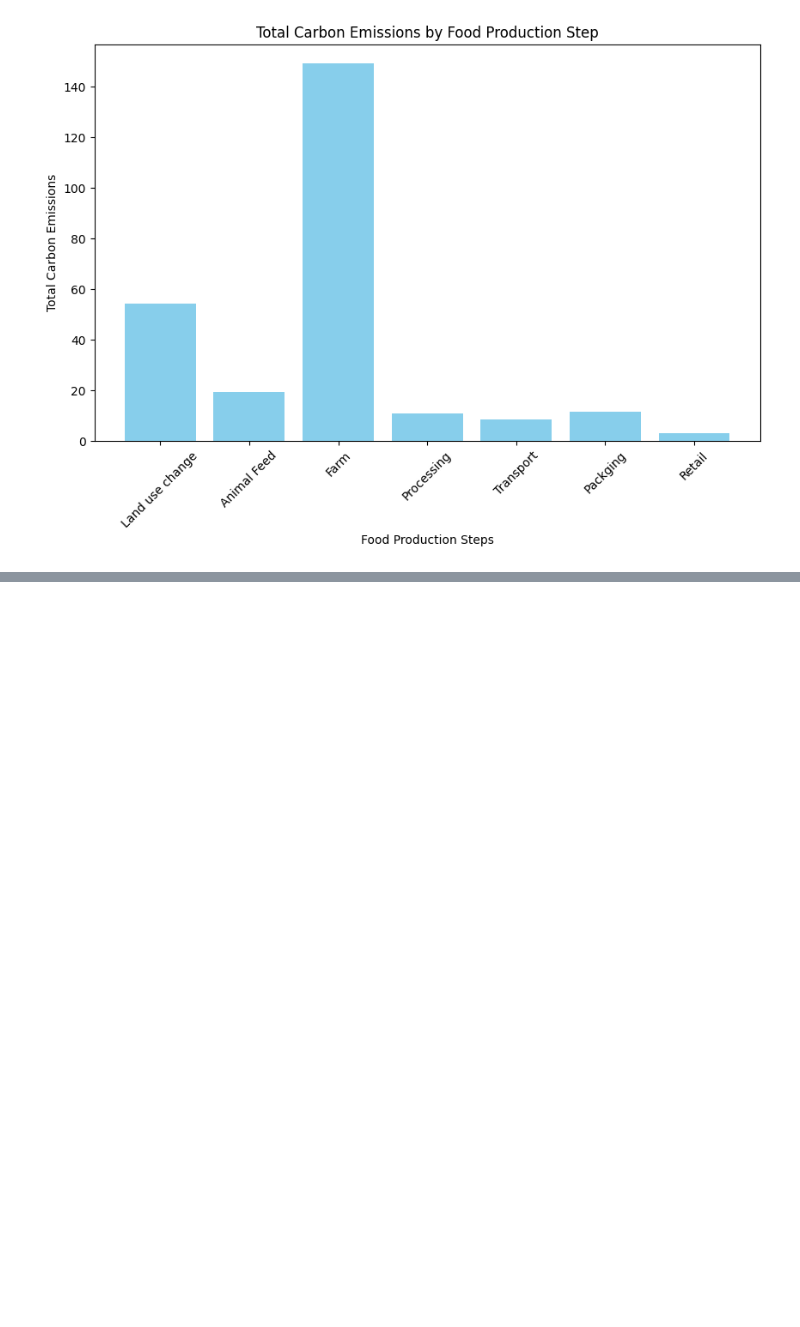
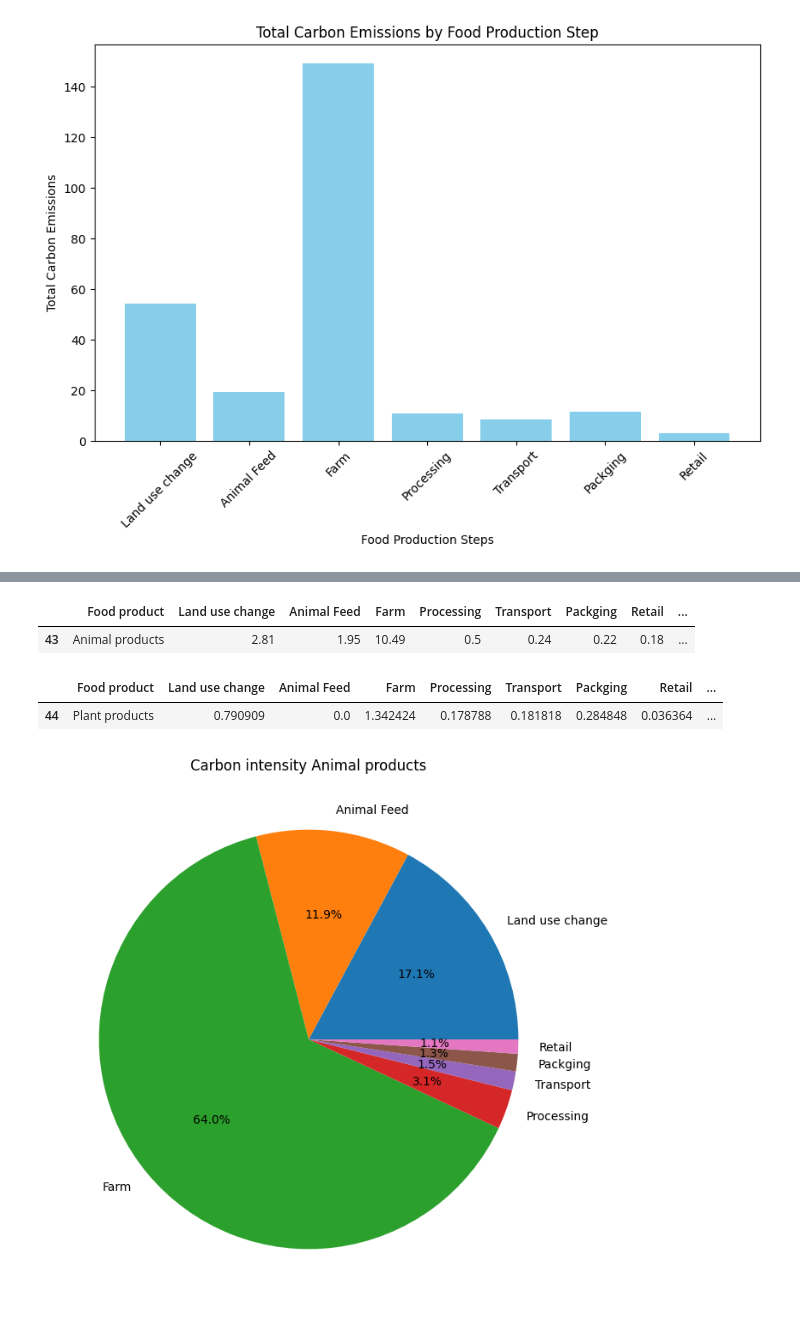
Before and after one commit to NoeliaOriola/Food_production_environmental_impact, a Jupyter notebook: notebooks/Questions_&_Answers.ipynb, the cells around one changed output, grey strips where cells are left out. Drawn from its saved outputs; the diff is of its cells as text; code cells hidden in the pictures; blank space fills up the shorter version.

Commit message:
Answered questions, pending merging branches

```diff
--- a/notebooks/Questions_&_Answers.ipynb
+++ b/notebooks/Questions_&_Answers.ipynb
@@ -138,0 +165,5 @@ plt.show()
+# %%
+#Creating 2 more rows with an assigned value under the Food product column to store the value of the mean from all plant based and animal based products environmental impact markers.
+
+new_rows = pd.DataFrame({'Food product': ['Animal products', 'Plant products']})
+df = pd.concat([df, new_rows], ignore_index=True)
@@ -138,0 +209,25 @@ plt.show()
+# %%
+# fitered dataframe
+rows_to_answer= [43]
+filtered_df_food = df.loc[rows_to_answer]
+display(filtered_df_food)
+# %% [output]
+|  | Food product | Land use change | Animal Feed | Farm | Processing | Transport | Packging | Retail | ... |
+| 43 | Animal products | 2.81 | 1.95 | 10.49 | 0.5 | 0.24 | 0.22 | 0.18 | ... |
+# %%
+rows_to_answer1= [44]
+filtered_df_food1 = df.loc[rows_to_answer1]
+display(filtered_df_food1)
+# %% [output]
+|  | Food product | Land use change | Animal Feed | Farm | Processing | Transport | Packging | Retail | ... |
+| 44 | Plant products | 0.790909 | 0.0 | 1.342424 | 0.178788 | 0.181818 | 0.284848 | 0.036364 | ... |
+# %%
+columns_for_pie = ['Land use change', 'Animal Feed', 'Farm', 'Processing', 'Transport', 'Packging', 'Retail']
+data_for_pie = filtered_df_food.loc[:, columns_for_pie]
+for index, row in data_for_pie.iterrows():
+    plt.figure(figsize=(8, 8))
+    plt.pie(row, labels=columns_for_pie, autopct='%1.1f%%')
+    plt.title(f'Carbon intensity Animal products')
+    plt.show()
+# %% [output]
+[figure, added]
```
Also changed, not shown: parts of 24 cells of this notebook.
